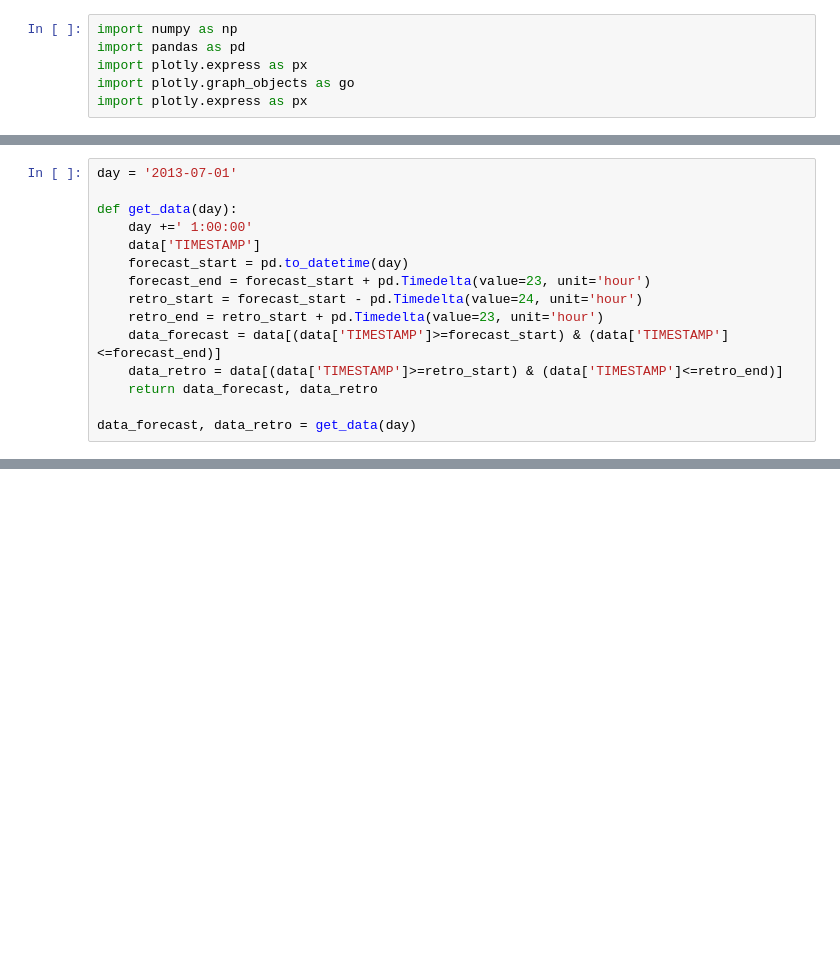
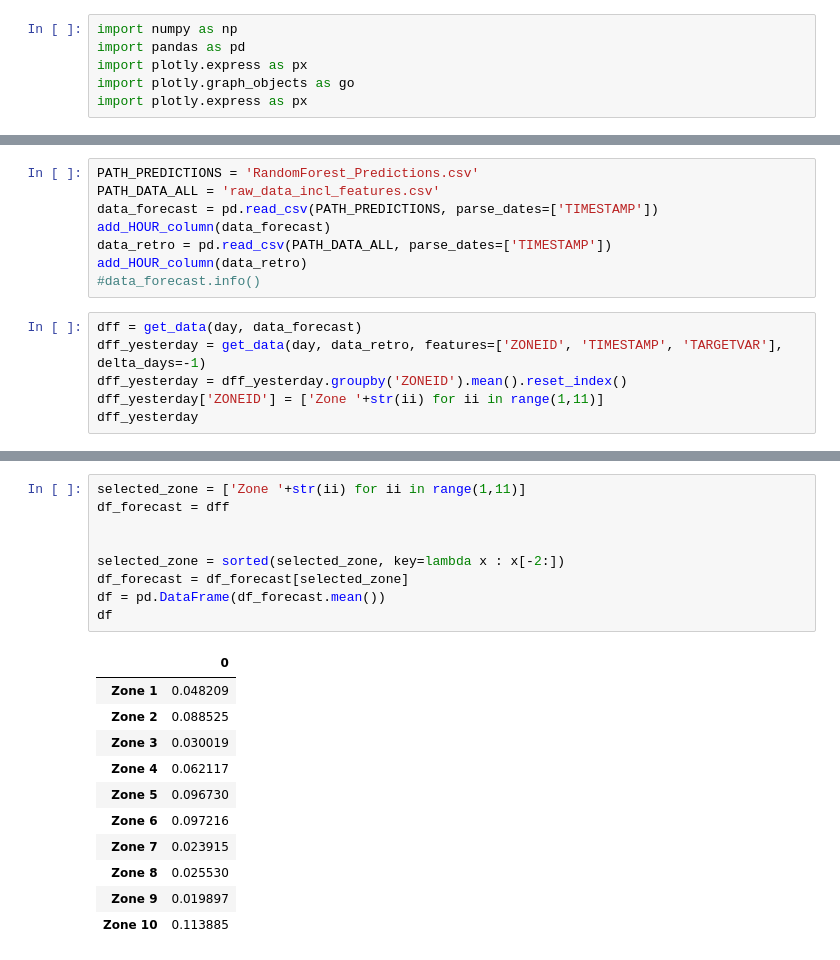
Before and after one commit to fklein21/windpower_dashboard, a Jupyter notebook: plot_function.ipynb, the cells around one changed output, grey strips where cells are left out. Saved outputs shown, nothing was run; the diff lists cells and outputs as text; blank space fills up the shorter version.

```diff
--- a/plot_function.ipynb
+++ b/plot_function.ipynb
@@ -95,15 +15,0 @@ memory usage: 25.4+ MB
-# %%
-day = '2013-07-01'
-
-def get_data(day):
-    day +=' 1:00:00'
-    data['TIMESTAMP']
-    forecast_start = pd.to_datetime(day)
-    forecast_end = forecast_start + pd.Timedelta(value=23, unit='hour')
-    retro_start = forecast_start - pd.Timedelta(value=24, unit='hour')
-    retro_end = retro_start + pd.Timedelta(value=23, unit='hour')
-    data_forecast = data[(data['TIMESTAMP']>=forecast_start) & (data['TIMESTAMP']<=forecast_end)]
-    data_retro = data[(data['TIMESTAMP']>=retro_start) & (data['TIMESTAMP']<=retro_end)]
-    return data_forecast, data_retro
-
-data_forecast, data_retro = get_data(day)
@@ -124,0 +44,14 @@ data_retro.groupby('ZONEID').sum()/24
+# %%
+PATH_PREDICTIONS = 'RandomForest_Predictions.csv'
+PATH_DATA_ALL = 'raw_data_incl_features.csv'
+data_forecast = pd.read_csv(PATH_PREDICTIONS, parse_dates=['TIMESTAMP'])
+add_HOUR_column(data_forecast)
+data_retro = pd.read_csv(PATH_DATA_ALL, parse_dates=['TIMESTAMP'])
+add_HOUR_column(data_retro)
+#data_forecast.info()
+# %%
+dff = get_data(day, data_forecast)
+dff_yesterday = get_data(day, data_retro, features=['ZONEID', 'TIMESTAMP', 'TARGETVAR'], delta_days=-1)
+dff_yesterday = dff_yesterday.groupby('ZONEID').mean().reset_index()
+dff_yesterday['ZONEID'] = ['Zone '+str(ii) for ii in range(1,11)]
+dff_yesterday
@@ -124,0 +79,21 @@ data_retro.groupby('ZONEID').sum()/24
+# %%
+selected_zone = ['Zone '+str(ii) for ii in range(1,11)]
+df_forecast = dff
+
+
+selected_zone = sorted(selected_zone, key=lambda x : x[-2:])
+df_forecast = df_forecast[selected_zone]
+df = pd.DataFrame(df_forecast.mean())
+df
+# %% [output]
+|  | 0 |
+| Zone 1 | 0.048209 |
+| Zone 2 | 0.088525 |
+| Zone 3 | 0.030019 |
+| Zone 4 | 0.062117 |
+| Zone 5 | 0.096730 |
+| Zone 6 | 0.097216 |
+| Zone 7 | 0.023915 |
+| Zone 8 | 0.025530 |
+| Zone 9 | 0.019897 |
+| Zone 10 | 0.113885 |
```
Also changed, not shown: parts of 15 cells of this notebook, 7 other files.
